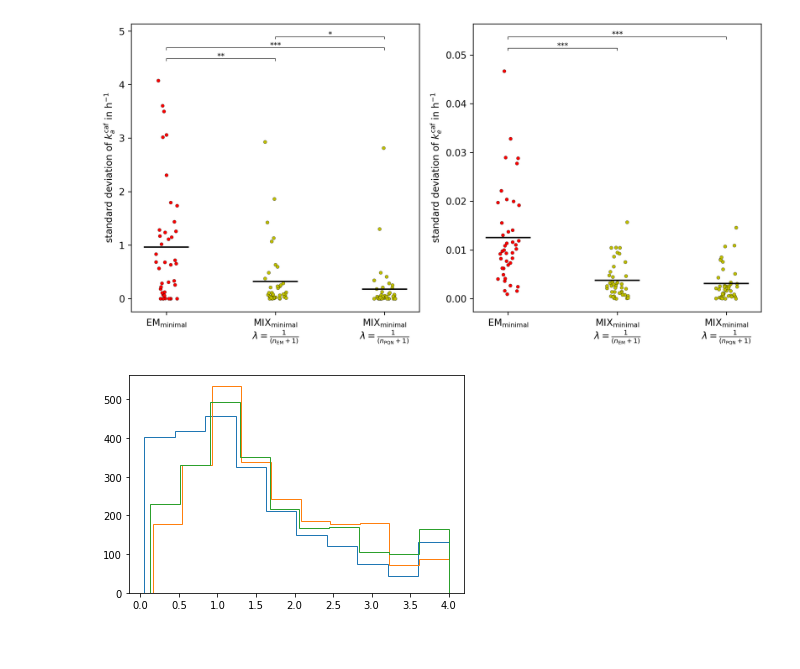
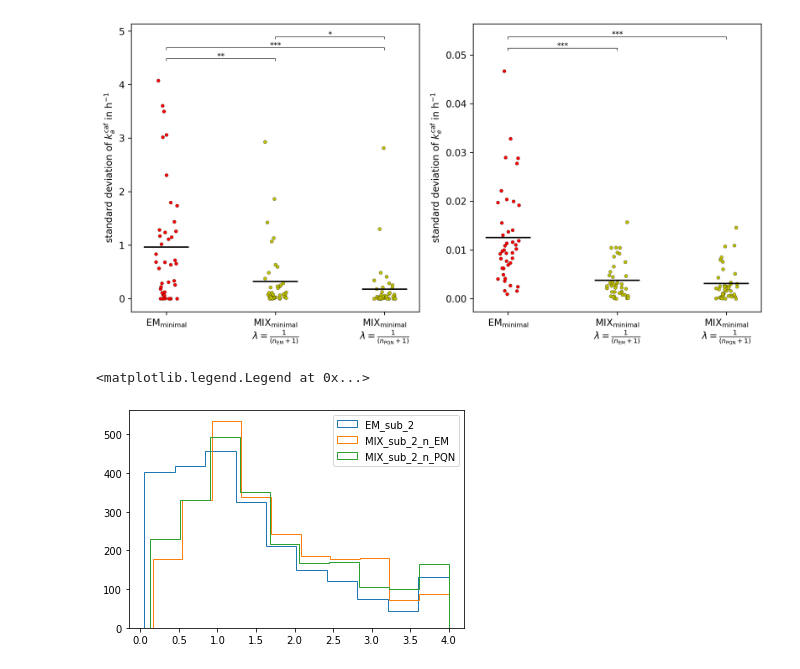
Before and after one commit to Gotsmy/sweat_normalization, a Jupyter notebook: real_data/Real_Data_Analysis.ipynb, the cells around one changed output. Cells and saved outputs as stored; diff of their text form; code cells hidden in the pictures.

```diff
--- a/real_data/Real_Data_Analysis.ipynb
+++ b/real_data/Real_Data_Analysis.ipynb
@@ -320,13 +320,15 @@ MIX_sub_2_n_EM  MIX_sub_2_n_PQN 2.70e-01 -
 # %%
 nr = 0
 methods = ['EM_sub_2','MIX_sub_2_n_EM','MIX_sub_2_n_PQN']
 for method in methods:
     nr += 1
     best_parameters = parse_results(method)
     sv = []
     for donor in best_parameters:
         for m in ['Paraxanthine','Theobromine','Theophylline']:
             sv += best_parameters[donor][m][5:]
-    plt.hist(sv,histtype='step')
+    plt.hist(sv,histtype='step',label=method)
+plt.legend()
 # %% [output]
+<matplotlib.legend.Legend at 0x...>
-[figure, old version]
+[figure, new version]
```
Also changed, not shown: 3 other files.
